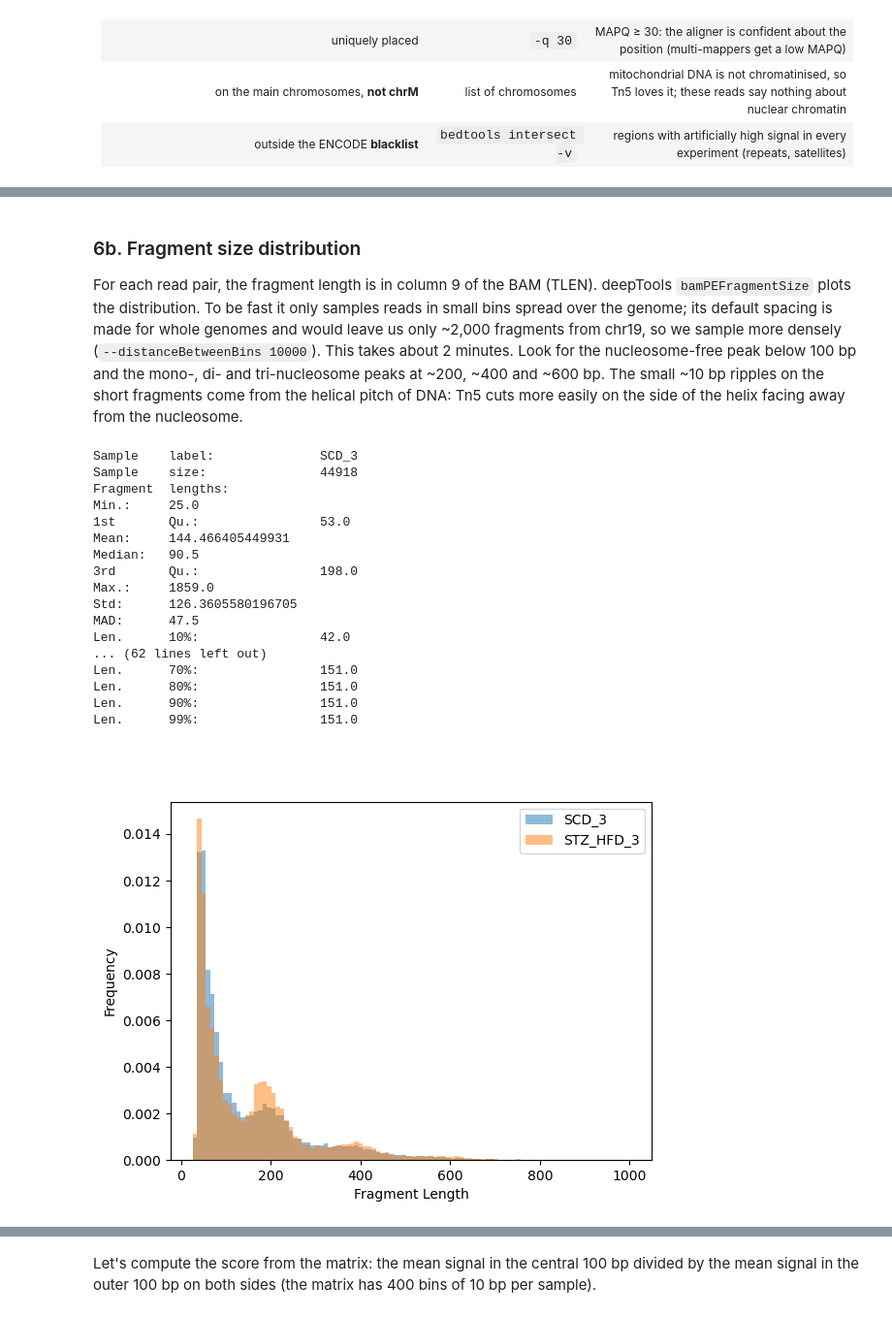
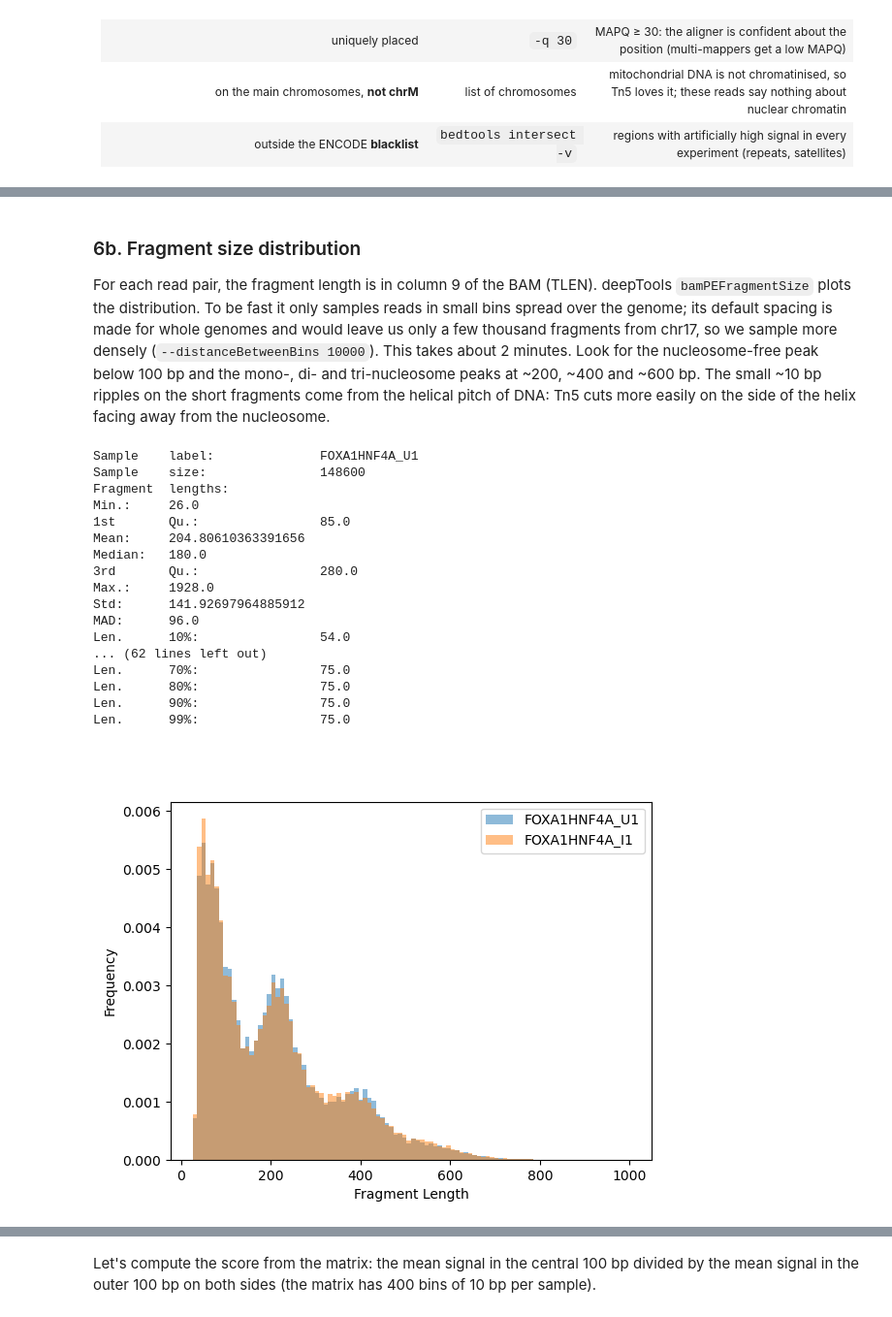
Before and after one commit to aertslab/regulatory-genomics, a Jupyter notebook: topics/bulk-atac-seq/part_1_reads_to_peaks.ipynb, the cells around one changed output, grey strips where cells are left out. Shown at 97% size. Drawn from its saved outputs; the diff is of its cells as text; code cells hidden in the pictures.

```diff
--- a/topics/bulk-atac-seq/part_1_reads_to_peaks.ipynb
+++ b/topics/bulk-atac-seq/part_1_reads_to_peaks.ipynb
@@ -111,16 +115,17 @@ The next cell defines where the data are and creates the results folder. Run it
 # The folder of this notebook (the kernel starts there). Kept when you run this cell again after the cd below.
 HERE=${HERE:-$PWD}
 
-# Input data, in the folder data next to this notebook
-BULK=$HERE/data
-GENOME=$BULK/genome/mm10
+# Course data (read-only): the shared folder on the teaching server, otherwise the folder course_data next to this notebook
+BULK=/data/teachers/data/bulk_atac_seq/hansen_foxa1_hnf4a
+[ -d $BULK ] || BULK=$HERE/course_data
+GENOME=$BULK/genome/hg38
 
-# Your own results
-OUT=$BULK/results/part_1
+# Your own working folder, in the folder data next to this notebook
+OUT=$HERE/data/part_1
 mkdir -p $OUT && cd $OUT
 
 THREADS=4
-SAMPLES="SCD_3 STZ_HFD_3"
-echo "input data: ${BULK#$HERE/}"
-echo "my results: ${OUT#$HERE/}"
+SAMPLES="FOXA1HNF4A_U1 FOXA1HNF4A_I1"
+echo "course data: ${BULK#$HERE/}"
+echo "my folder:   ${OUT#$HERE/}"
 # %% [output]
@@ -409,32 +413,32 @@ STZ_SCD_3    7.4% of 85588543 mapped reads on chrM
 # %% [markdown]
 ### 6b. Fragment size distribution
 
-For each read pair, the fragment length is in column 9 of the BAM (TLEN). deepTools `bamPEFragmentSize` plots the distribution. To be fast it only samples reads in small bins spread over the genome; its default spacing is made for whole genomes and would leave us only ~2,000 fragments from chr19, so we sample more densely (`--distanceBetweenBins 10000`). This takes about 2 minutes. Look for the nucleosome-free peak below 100 bp and the mono-, di- and tri-nucleosome peaks at ~200, ~400 and ~600 bp. The small ~10 bp ripples on the short fragments come from the helical pitch of DNA: Tn5 cuts more easily on the side of the helix facing away from the nucleosome.
+For each read pair, the fragment length is in column 9 of the BAM (TLEN). deepTools `bamPEFragmentSize` plots the distribution. To be fast it only samples reads in small bins spread over the genome; its default spacing is made for whole genomes and would leave us only a few thousand fragments from chr17, so we sample more densely (`--distanceBetweenBins 10000`). This takes about 2 minutes. Look for the nucleosome-free peak below 100 bp and the mono-, di- and tri-nucleosome peaks at ~200, ~400 and ~600 bp. The small ~10 bp ripples on the short fragments come from the helical pitch of DNA: Tn5 cuts more easily on the side of the helix facing away from the nucleosome.
 # %%
 # --maxFragmentLength 1000: plot fragments up to 1 kb; --histogram: write the plot; the table (stdout) has the summary statistics
-bamPEFragmentSize -p $THREADS -b SCD_3.filtered.bam STZ_HFD_3.filtered.bam --samplesLabel $SAMPLES \
+bamPEFragmentSize -p $THREADS -b FOXA1HNF4A_U1.filtered.bam FOXA1HNF4A_I1.filtered.bam --samplesLabel $SAMPLES \
     --maxFragmentLength 1000 --binSize 1000 --distanceBetweenBins 10000 --histogram fragment_sizes.png > fragment_sizes.txt 2> /dev/null
 cat fragment_sizes.png | display
 cut -f1-6 fragment_sizes.txt | column -t
 # %% [output]
-Sample    label:              SCD_3
-Sample    size:               44918
+Sample    label:              FOXA1HNF4A_U1
+Sample    size:               148600
 Fragment  lengths:
-Min.:     25.0
-1st       Qu.:                53.0
-Mean:     144.466405449931
-Median:   90.5
-3rd       Qu.:                198.0
-Max.:     1859.0
-Std:      126.3605580196705
-MAD:      47.5
-Len.      10%:                42.0
+Min.:     26.0
+1st       Qu.:                85.0
+Mean:     204.80610363391656
+Median:   180.0
+3rd       Qu.:                280.0
+Max.:     1928.0
+Std:      141.92697964885912
+MAD:      96.0
+Len.      10%:                54.0
 ... (62 lines left out)
-Len.      70%:                151.0
-Len.      80%:                151.0
-Len.      90%:                151.0
-Len.      99%:                151.0
+Len.      70%:                75.0
+Len.      80%:                75.0
+Len.      90%:                75.0
+Len.      99%:                75.0
-[figure, old version]
+[figure, new version]
 # %% [markdown]
 ### 6c. Coverage tracks
 
```
Also changed, not shown: parts of 46 cells of this notebook, 25 other files.
